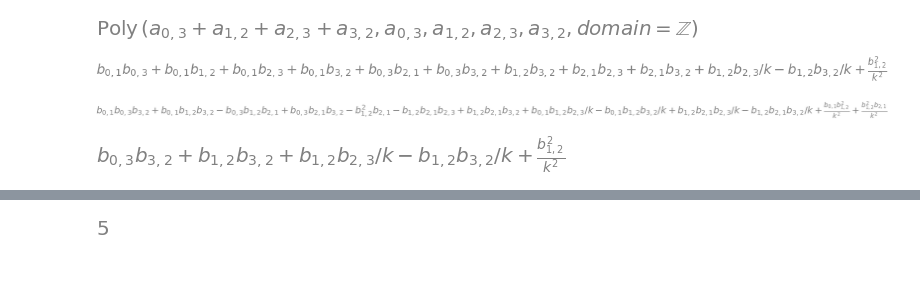
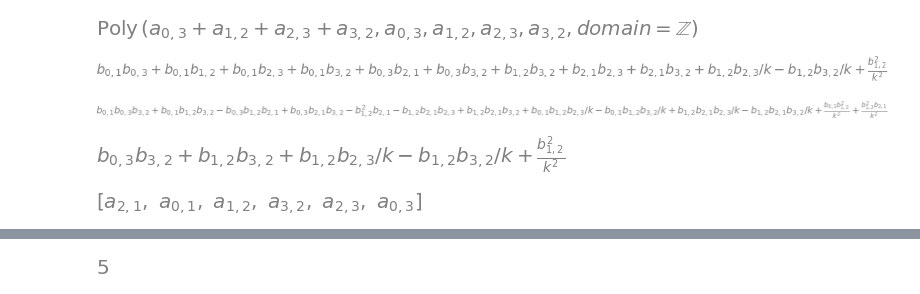
Before and after one commit to MXM-Identifiability/Spring-2023, a Jupyter notebook: notebooks/AutomatedIdentifiability.ipynb, the cells around one changed output, grey strips where cells are left out. Saved outputs shown, nothing was run; the diff lists cells and outputs as text; code cells hidden in the pictures; blank space fills up the shorter version.

```diff
--- a/notebooks/AutomatedIdentifiability.ipynb
+++ b/notebooks/AutomatedIdentifiability.ipynb
@@ -110,6 +110,9 @@ d1
 [figure]
 # %%
 p = parametersFromEdges([[2,0],[1,3],[2,0]])
+p
+# %% [output]
+[figure, added]
 # %%
 J = modelJacobian(p,c)
 J
```
Also changed, not shown: parts of 4 cells of this notebook.
